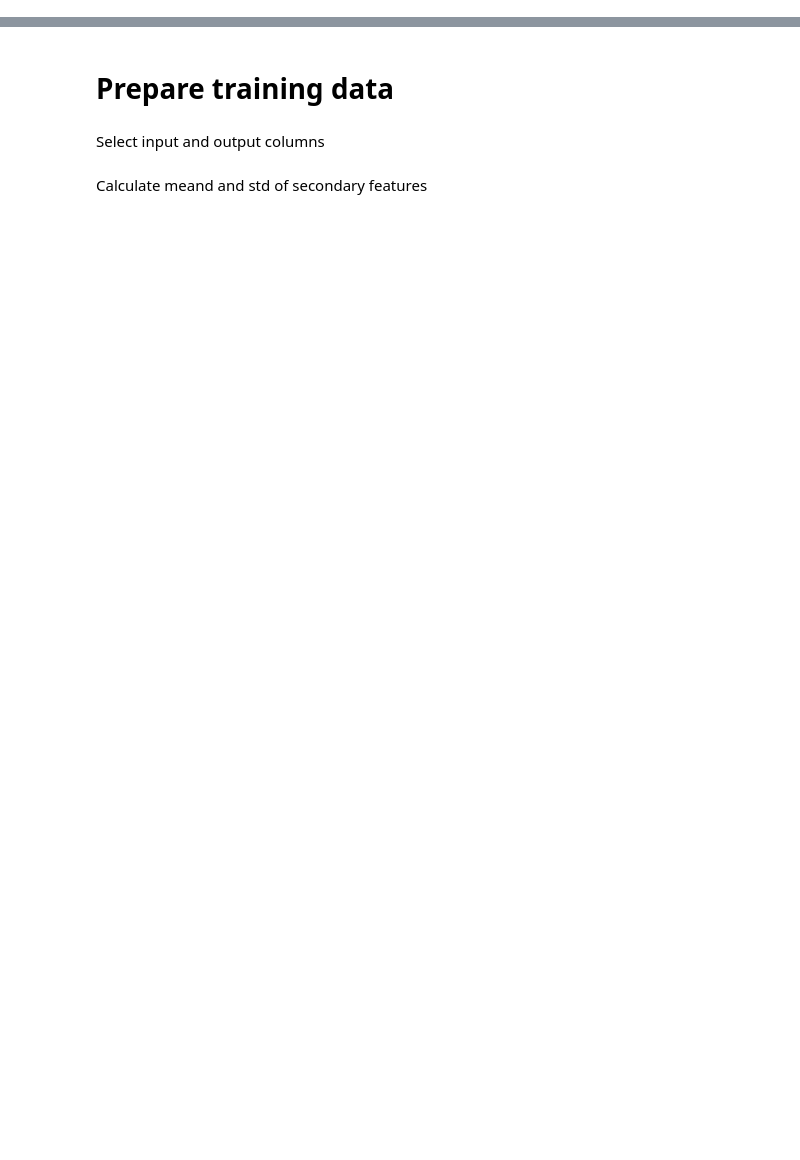
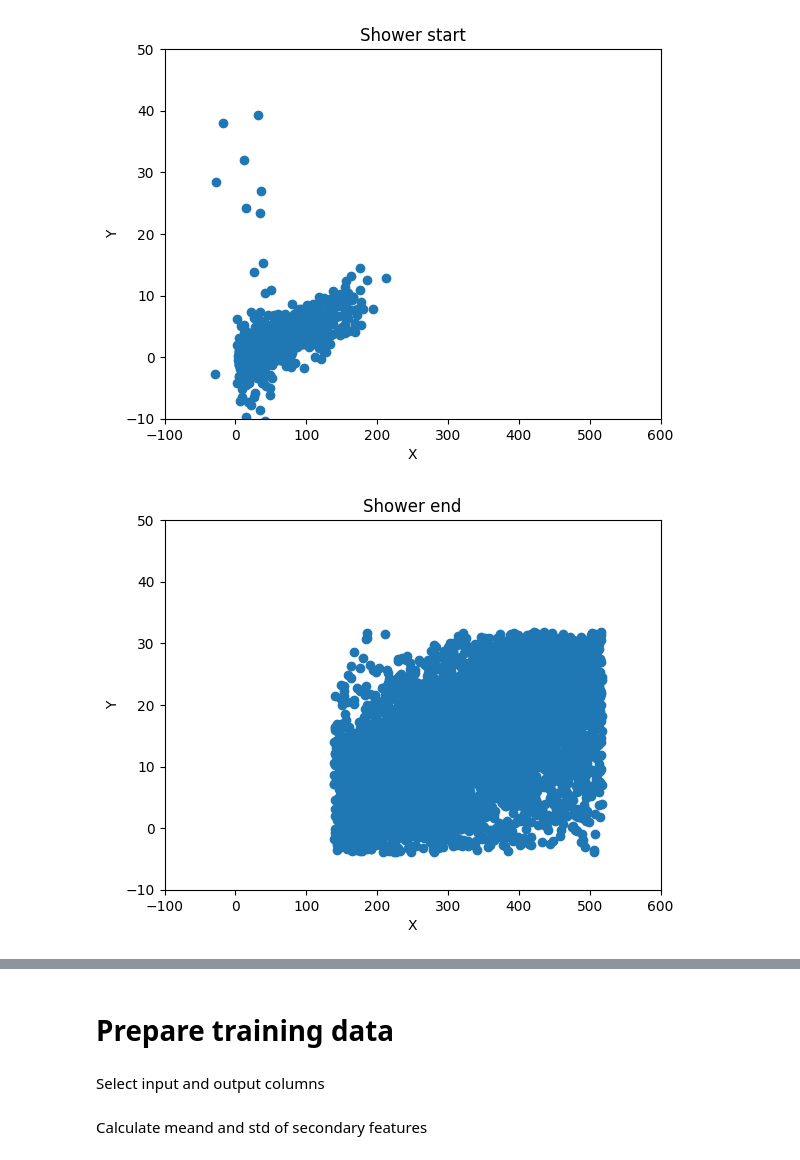
Before and after one commit to green3diamond/TambOpt-zlt, a Jupyter notebook: notebooks/06_train_using_PINA_Cone_50k.ipynb, the cells around one changed output, grey strips where cells are left out. Cells and saved outputs as stored; diff of their text form; code cells hidden in the pictures; blank space fills up the shorter version.

```diff
--- a/notebooks/06_train_using_PINA_Cone_50k.ipynb
+++ b/notebooks/06_train_using_PINA_Cone_50k.ipynb
@@ -19,3 +35,23 @@ plt.show()
+# %%
+import matplotlib.pyplot as plt
+plt.title('Shower start')
+plt.scatter(train_data_with_cone['X_mean_min'],train_data_with_cone['Y_mean_min'] )
+plt.xlim([-100, 600])
+plt.ylim([-10, 50])
+plt.xlabel('X')
+plt.ylabel('Y')
+plt.show()
+
+plt.title('Shower end')
+plt.scatter(train_data_with_cone['X_mean_max'],train_data_with_cone['Y_mean_max'] )
+plt.xlim([-100, 600])
+plt.ylim([-10, 50])
+plt.xlabel('X')
+plt.ylabel('Y')
+plt.show()
+# %% [output]
+[figure, added]
+[figure, added]
 # %%
 train_data_with_cone = normalize_cone_features(train_data_with_cone)
 # %%
```
Also changed, not shown: parts of 15 cells of this notebook.
